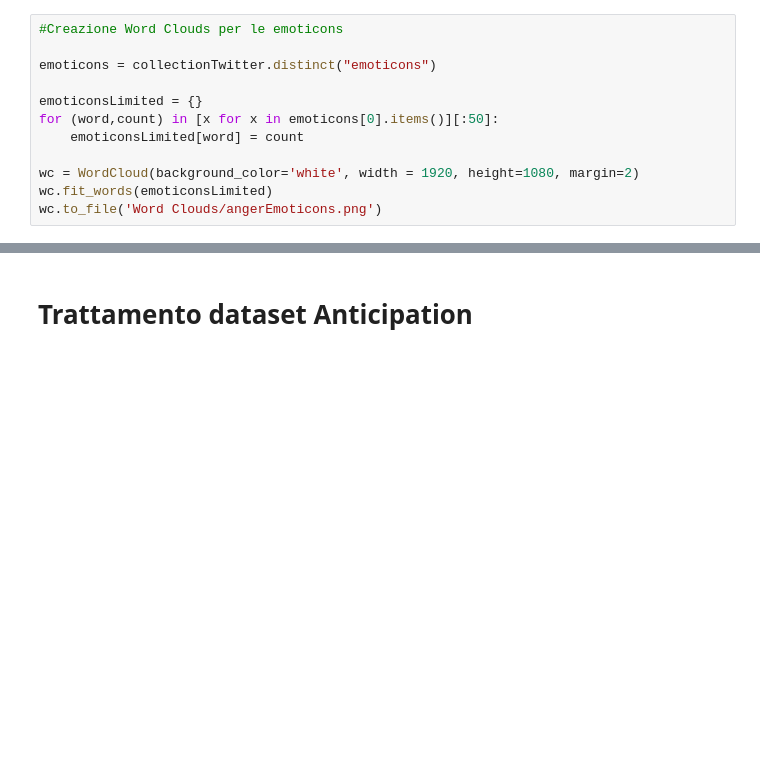
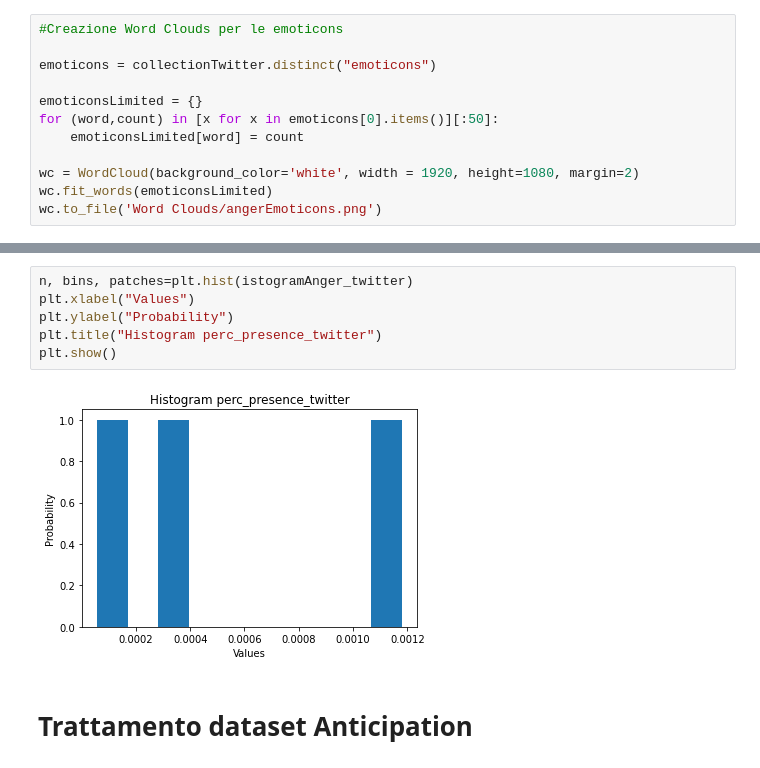
Before and after one commit to lorenzobotto/progettoMaadb, a Jupyter notebook: Code/main.ipynb, the cells around one changed output, grey strips where cells are left out. Cells and saved outputs as stored; diff of their text form; blank space fills up the shorter version.

```diff
--- a/Code/main.ipynb
+++ b/Code/main.ipynb
@@ -487,3 +539,11 @@ for data in results:
+# %%
+n, bins, patches=plt.hist(istogramAnger_twitter)
+plt.xlabel("Values")
+plt.ylabel("Probability")
+plt.title("Histogram perc_presence_twitter")
+plt.show()
+# %% [output]
+[figure, added]
 # %% [markdown]
 # Trattamento dataset Anticipation
 # %%
```
Also changed, not shown: parts of 11 cells of this notebook.
